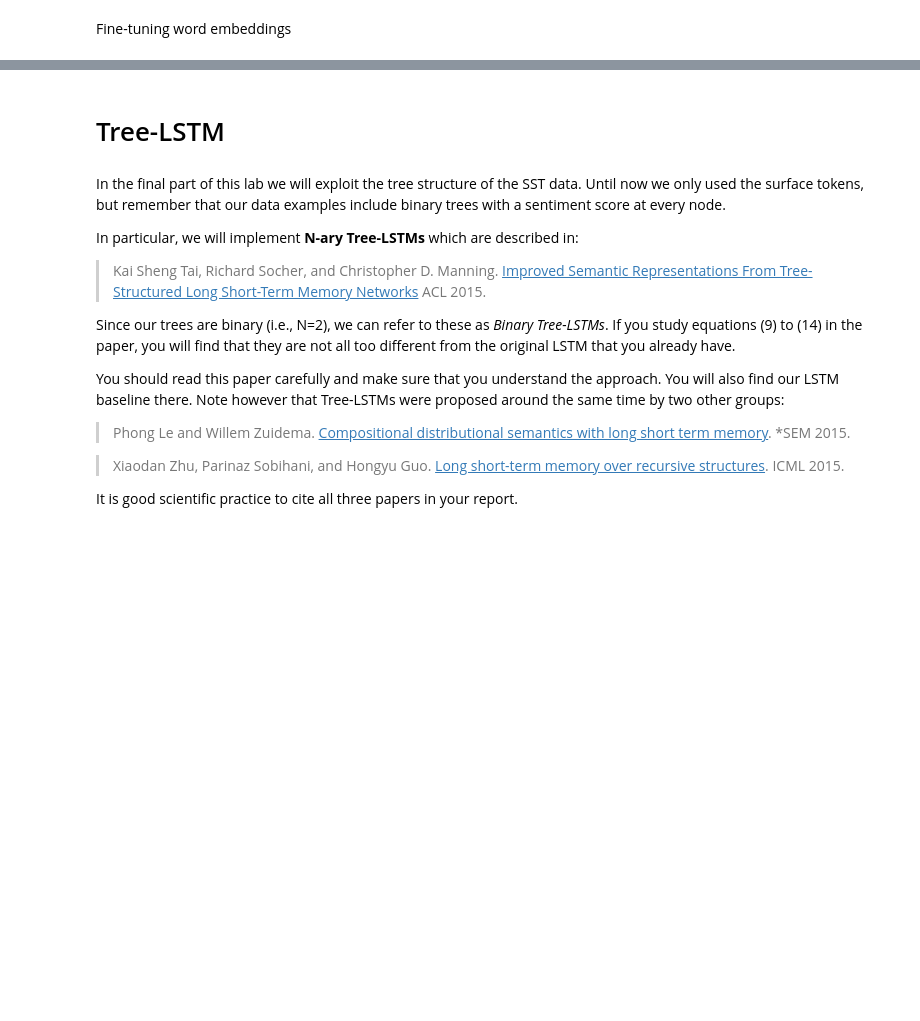
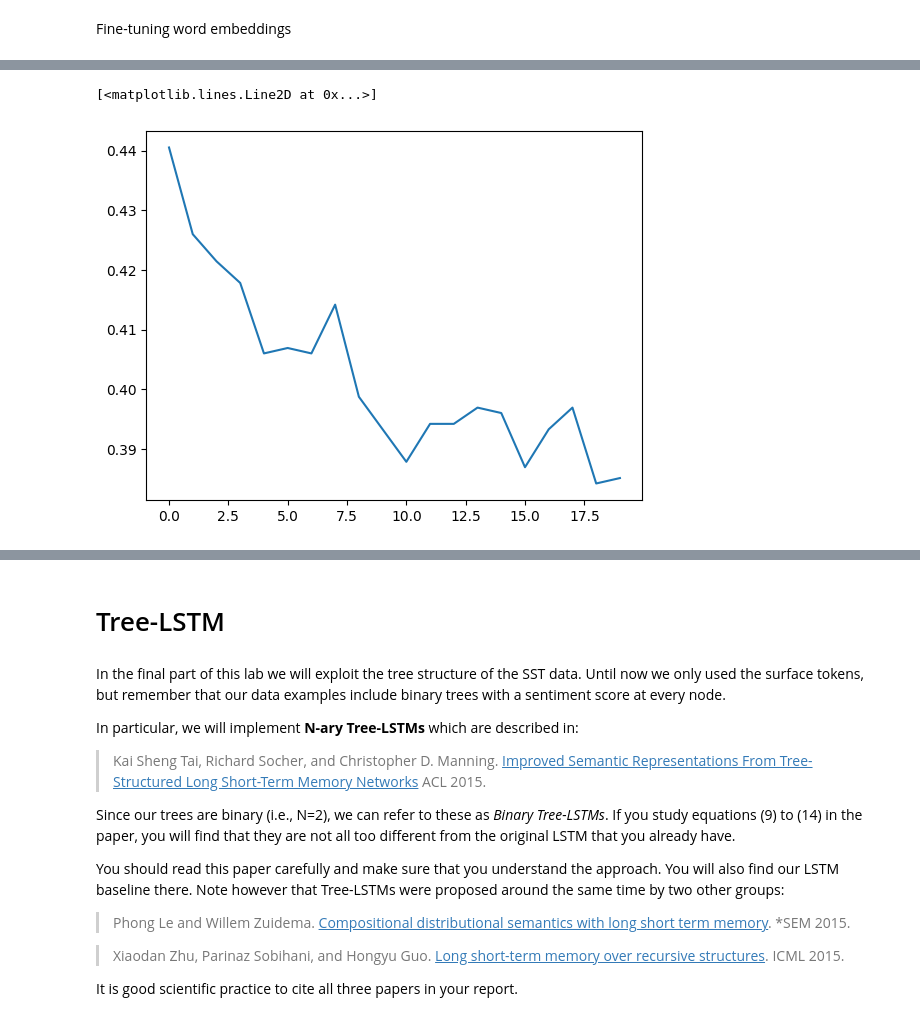
Before and after one commit to meherc99/nlp1-practicals, a Jupyter notebook: NLP1_2024_Practical_2.ipynb, the cells around one changed output, grey strips where cells are left out. Drawn from its saved outputs; the diff is of its cells as text; code cells hidden in the pictures; blank space fills up the shorter version.

```diff
--- a/NLP1_2024_Practical_2.ipynb
+++ b/NLP1_2024_Practical_2.ipynb
@@ -1552,6 +1677,8 @@ lstm_model = LSTMClassifier(
 
 # Now fine-tune your embeddings together with the model
 # YOUR CODE HERE
+lstm_model.embed.weight.data.copy_(torch.from_numpy(vectors))
+lstm_model.embed.weight.requires_grad = True
 
 print(lstm_model)
 print_parameters(lstm_model)
@@ -1562,7 +1689,7 @@ batch_size = 25
 optimizer = optim.Adam(lstm_model.parameters(), lr=2e-4)
 
 lstm_losses, lstm_accuracies = train_model(
-    lstm_model, optimizer, num_iterations=30000,
+    lstm_model, optimizer, num_iterations=20000,
     print_every=500, eval_every=1000,
     batch_size=batch_size,
     batch_fn=get_minibatch,
@@ -1571,4 +1717,8 @@ lstm_losses, lstm_accuracies = train_model(
 # %%
 # plot validation accuracy
+plt.plot(lstm_accuracies)
+# %% [output]
+[<matplotlib.lines.Line2D at 0x...>]
+[figure, added]
 # %%
 # plot training loss
```
Also changed, not shown: parts of 13 cells of this notebook.
